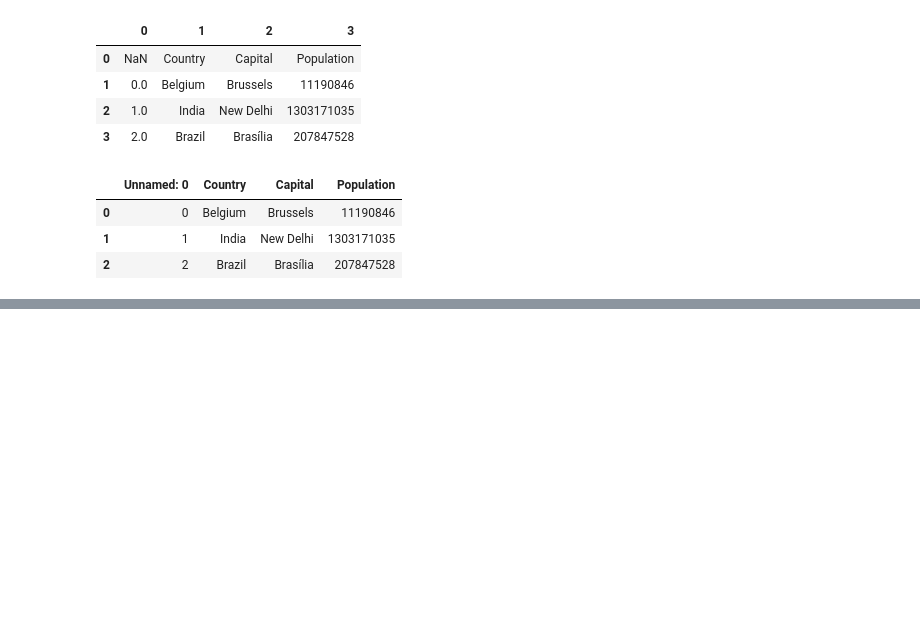
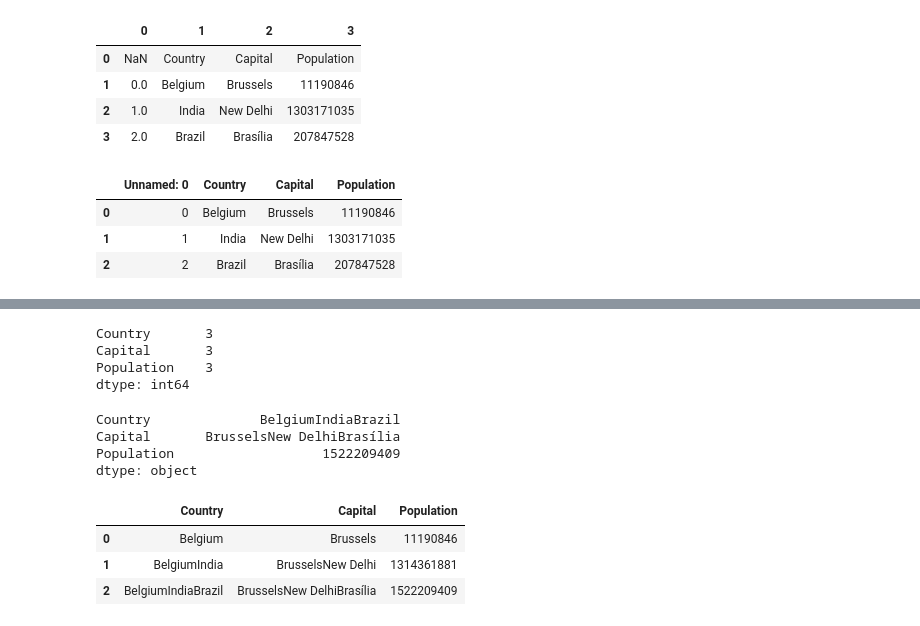
Before and after one commit to alexunjm/pandas-py, a Jupyter notebook: Ejemplo de uso.ipynb, the cells around one changed output, grey strips where cells are left out. Cells and saved outputs as stored; diff of their text form; code cells hidden in the pictures; blank space fills up the shorter version.

```diff
--- a/Ejemplo de uso.ipynb
+++ b/Ejemplo de uso.ipynb
@@ -157,0 +247,21 @@ df_3
+# %%
+df.count() # Number of non-NA values
+# %% [output]
+Country       3
+Capital       3
+Population    3
+dtype: int64
+# %%
+df.sum() # Sum of values
+# %% [output]
+Country              BelgiumIndiaBrazil
+Capital       BrusselsNew DelhiBrasília
+Population                   1522209409
+dtype: object
+# %%
+df.cumsum() # Cummulative sum of values
+# %% [output]
+|  | Country | Capital | Population |
+| 0 | Belgium | Brussels | 11190846 |
+| 1 | BelgiumIndia | BrusselsNew Delhi | 1314361881 |
+| 2 | BelgiumIndiaBrazil | BrusselsNew DelhiBrasília | 1522209409 |
```
Also changed, not shown: parts of 18 cells of this notebook.
